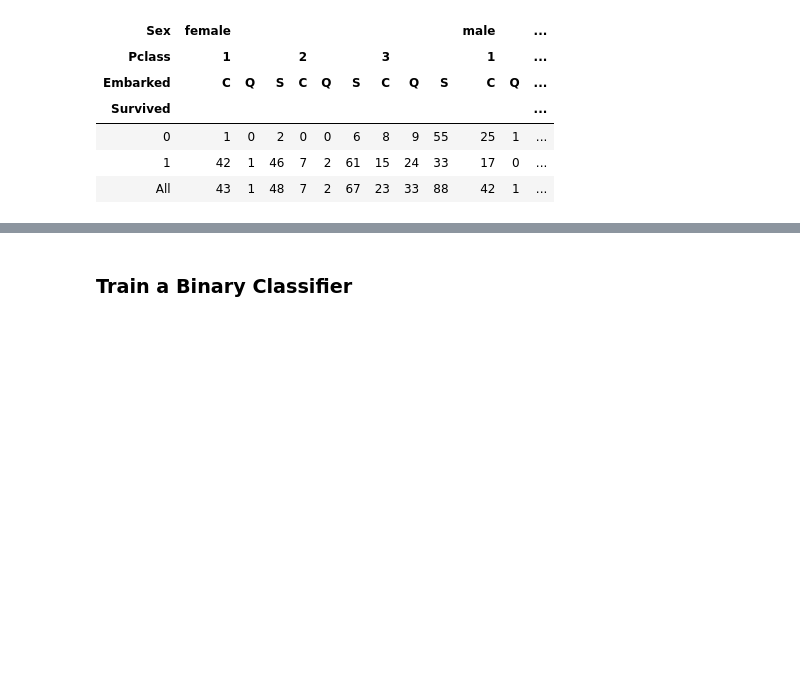
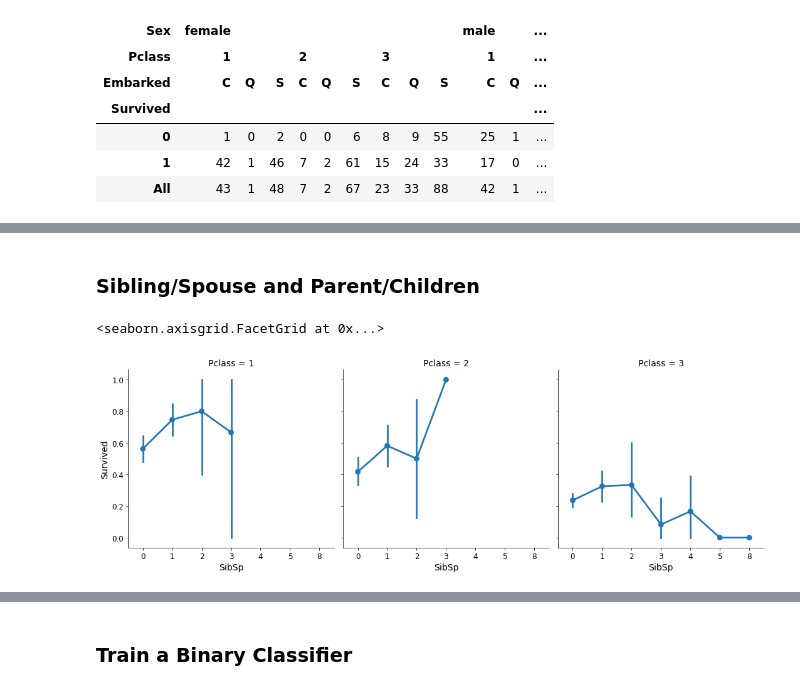
Before and after one commit to SantiB17/Titanic-Comp, a Jupyter notebook: Titanic_notebook.ipynb, the cells around one changed output, grey strips where cells are left out. Drawn from its saved outputs; the diff is of its cells as text; code cells hidden in the pictures; blank space fills up the shorter version.

```diff
--- a/Titanic_notebook.ipynb
+++ b/Titanic_notebook.ipynb
@@ -249,0 +298,7 @@ pd.crosstab([df_train.Survived], [df_train.Sex, df_train.Pclass, df_train.Embark
+# %% [markdown]
+### Sibling/Spouse and Parent/Children
+# %%
+sns.catplot('SibSp', 'Survived', col='Pclass', kind='point', data=df_train)
+# %% [output]
+<seaborn.axisgrid.FacetGrid at 0x...>
+[figure, added]
```
Also changed, not shown: parts of 17 cells of this notebook.
